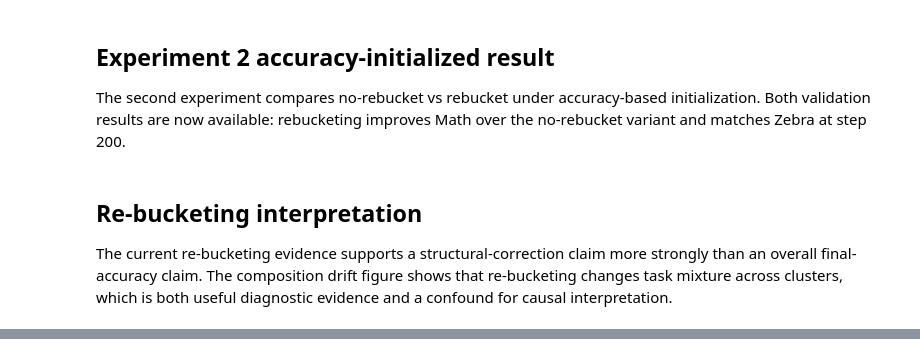
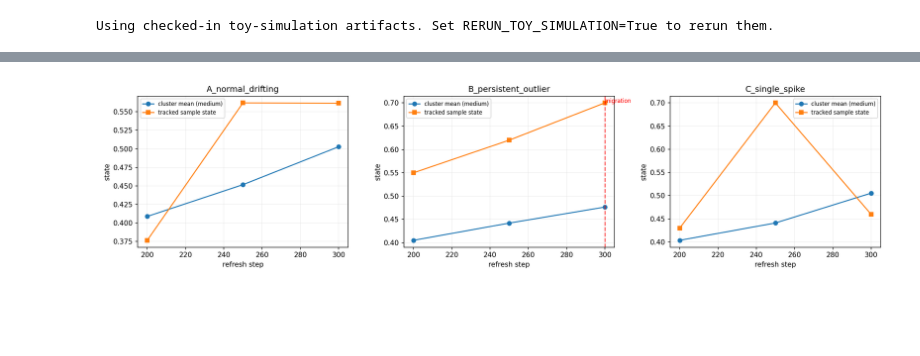
Before and after one commit to kkkzzz0101/Adaptive-Env-Selection, a Jupyter notebook: paper/deliverables/project_groupID.ipynb, the cells around one changed output, grey strips where cells are left out. Drawn from its saved outputs; the diff is of its cells as text; code cells hidden in the pictures; blank space fills up the shorter version.

```diff
--- a/paper/deliverables/project_groupID.ipynb
+++ b/paper/deliverables/project_groupID.ipynb
@@ -82,4 +618,0 @@ for name in [
-# %% [markdown]
-## Experiment 2 accuracy-initialized result
-
-The second experiment compares no-rebucket vs rebucket under accuracy-based initialization. Both validation results are now available: rebucketing improves Math over the no-rebucket variant and matches Zebra at step 200.
@@ -93,4 +619,11 @@ display(exp2_acc_init)
-# %% [markdown]
-## Re-bucketing interpretation
-
-The current re-bucketing evidence supports a structural-correction claim more strongly than an overall final-accuracy claim. The composition drift figure shows that re-bucketing changes task mixture across clusters, which is both useful diagnostic evidence and a confound for causal interpretation.
+# %%
+if RERUN_TOY_SIMULATION:
+    subprocess.run([sys.executable, str(ROOT / "scripts" / "toy_simulation_rebucket.py")], cwd=ROOT, check=True)
+else:
+    print("Using checked-in toy-simulation artifacts. Set RERUN_TOY_SIMULATION=True to rerun them.")
+
+toy_summary = json.loads((ROOT / "artifacts" / "toy_rebucket_summary.json").read_text(encoding="utf-8"))
+display(pd.DataFrame(toy_summary["scenarios"]))
+display(Image(filename=str(ROOT / "artifacts" / "toy_rebucket_simulation.png")))
+# %% [output]
+Using checked-in toy-simulation artifacts. Set RERUN_TOY_SIMULATION=True to rerun them.
@@ -96,0 +634 @@ The current re-bucketing evidence supports a structural-correction claim more st
+[figure, added]
```
Also changed, not shown: parts of 32 cells of this notebook, 2 other files.
